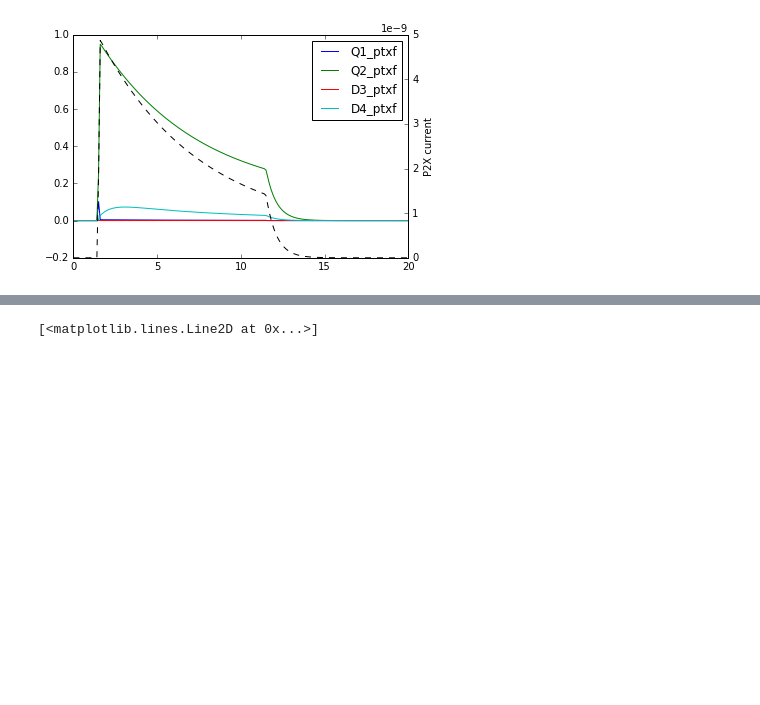
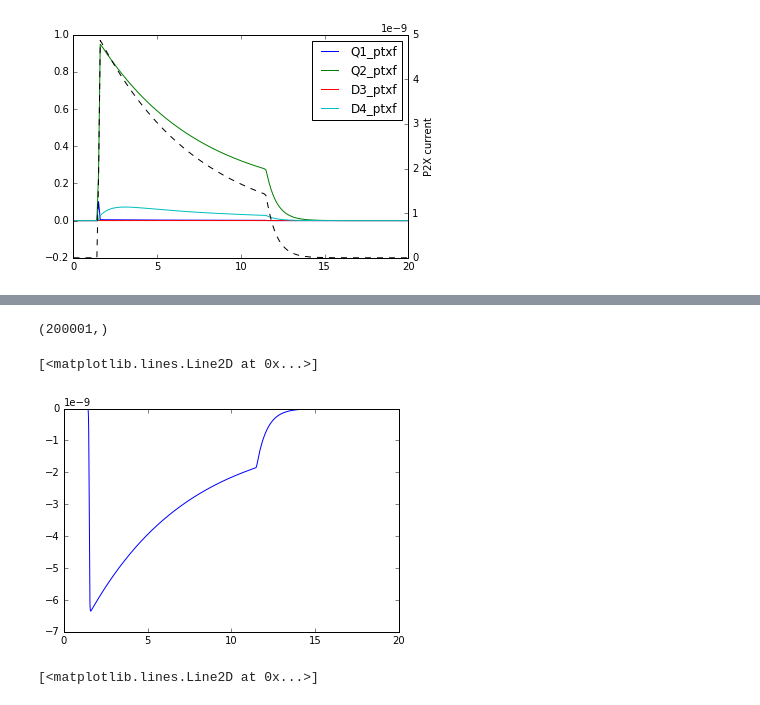
Before and after one commit to huskeypm/microglia, a Jupyter notebook: fitting/fitting.ipynb, the cells around one changed output, grey strips where cells are left out. Cells and saved outputs as stored; diff of their text form; code cells hidden in the pictures; blank space fills up the shorter version.

```diff
--- a/fitting/fitting.ipynb
+++ b/fitting/fitting.ipynb
@@ -79,0 +285,8 @@ MORE TO COME
+# %%
+odeModel = 'microgliav48.ode'
+yamlVarFile = "P2X4FitVar.yaml"
+jobDuration = 20e3
+outputList = results['outputList']
+varDict = {'G12_ptxf': results['bestFitParam']}
+fixedParamDict = ga.YamlToParamDict(yamlVarFile)
+jobDict =  {'odeModel':odeModel,'varDict':varDict,'fixedParamDict':fixedParamDict,'jobNum':0,'jobDuration':jobDuration, 'outputList':None}
@@ -79,0 +307,2 @@ MORE TO COME
+# %%
+dummy, workerResults = ga.workerParams(jobDict,skipProcess=True)
@@ -80,3 +318,20 @@ MORE TO COME
+# %%
+dataSub = ga.aG.GetData(workerResults.outputResults,'Cai')
+
+
+subData = ao.GetData(workerResults.outputResults,stateLabel)
+
+i=0
+ts = subData.t[i:]
+vals = subData.valsIdx[i:]
+print np.shape(subData.valsIdx)
+
+#normedPred = vals/np.min(vals)
+plt.plot(ts,vals,label="pred")
+# %% [output]
+(200001,)
+[<matplotlib.lines.Line2D at 0x...>]
+[figure, added]
 # %%
 expdata = np.loadtxt("../validation/Toulme2012_Fig6c.csv",skiprows=4, delimiter=",")
 plt.plot(expdata[:,0],expdata[:,1])
```
Also changed, not shown: parts of 10 cells of this notebook, 1 other file.
